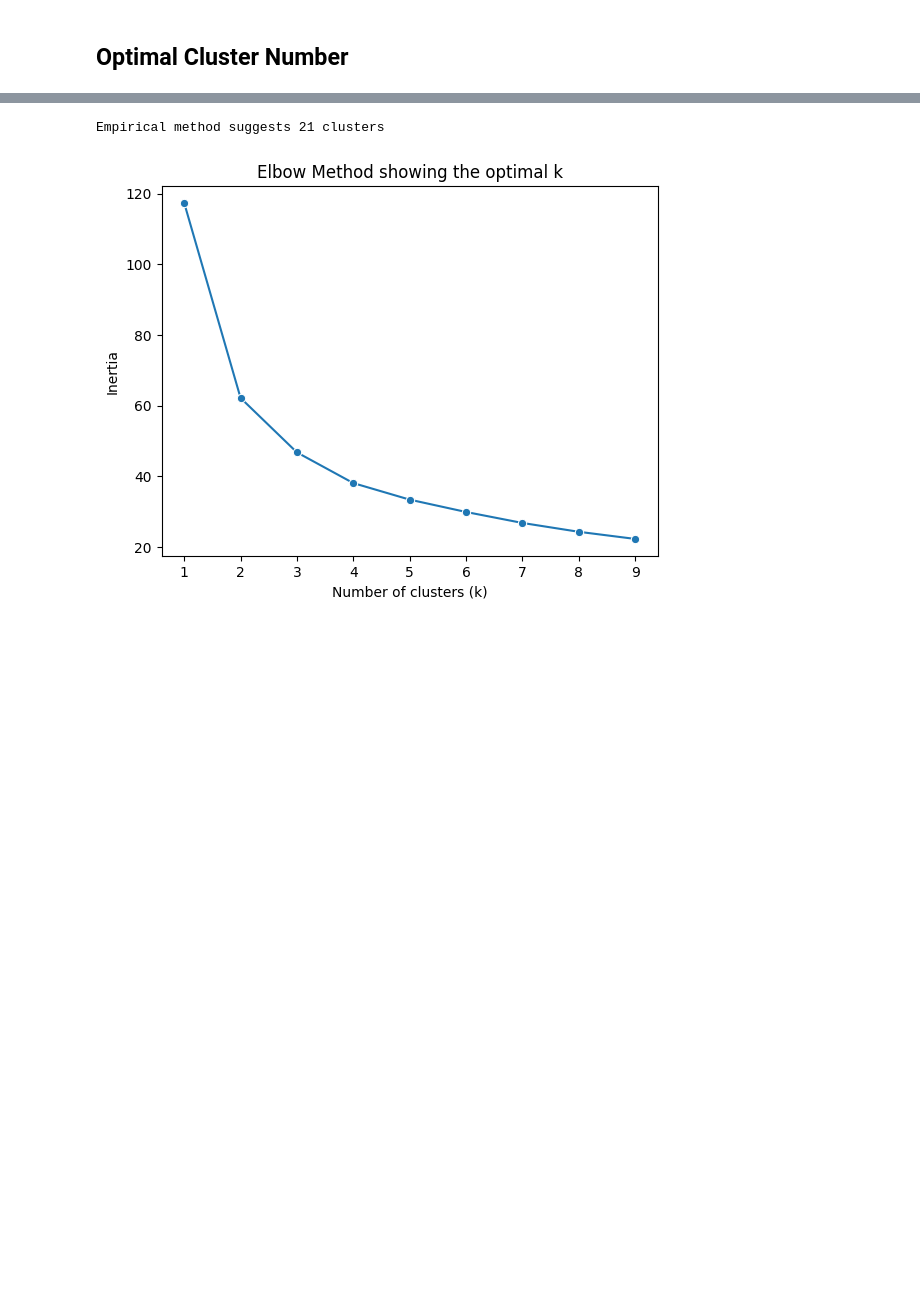
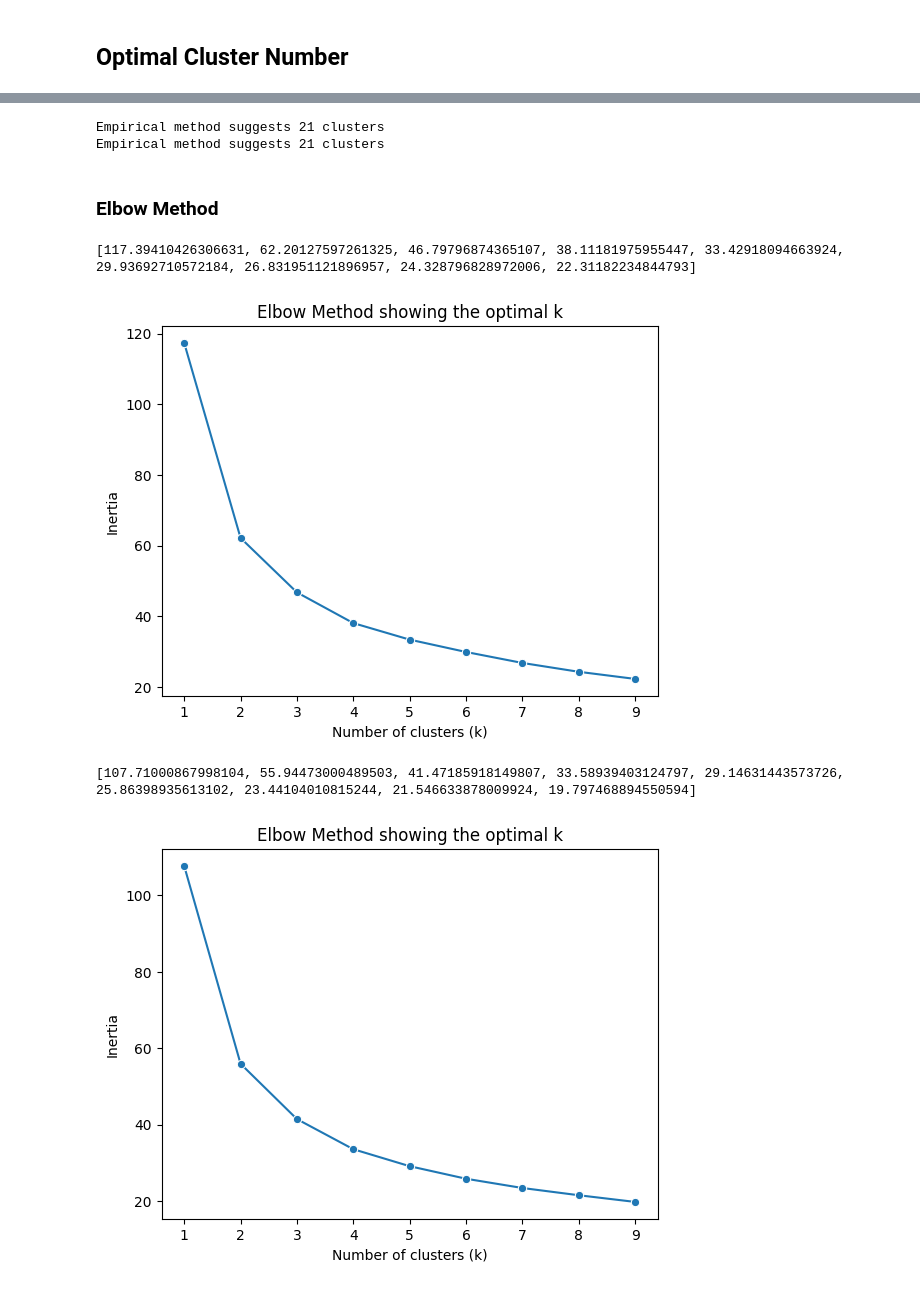
Before and after one commit to neiios/dtmm-task-3, a Jupyter notebook: main.ipynb, the cells around one changed output, grey strips where cells are left out. Drawn from its saved outputs; the diff is of its cells as text; code cells hidden in the pictures; blank space fills up the shorter version.

```diff
--- a/main.ipynb
+++ b/main.ipynb
@@ -18,7 +18,10 @@ def get_num_df(df):
 ## Normalization
 # %%
 scaler = MinMaxScaler()
-norm_df_num = pd.DataFrame(
+norm_df = pd.DataFrame(
     scaler.fit_transform(get_num_df(df)), columns=get_num_df(df).columns
 )
-norm_df_num.describe()
+norm_df.describe()
+
+# Removing ConvexArea from normalized dataset
+norm_df_reduced = norm_df.drop(columns="ConvexArea", axis=1)
@@ -35,3 +103,15 @@ norm_df_num.describe()
+# %%
+norm_df_reduced_clean: pd.DataFrame = norm_df_reduced.drop(extreme_outlier_indices)
+
+_, outlier_indices = find_outlier_indices(norm_df_reduced_clean)
+# %%
+norm_df_reduced['MildOutlier'] = 0
+
+norm_df_reduced.loc[outlier_indices, 'MildOutlier'] = 1
+
+norm_df_reduced["Class"] = df["Class"]
+
+norm_df_reduced.to_csv("./clean_dataset.csv", index=False)
 # %% [markdown]
 ## Correlation analysis
 # %%
@@ -79,30 +152,38 @@ final_df.to_csv("./cleaned_dataset.csv", index=False)
 # %%
-df_cur = norm_df2_num.copy()
+def empirical_method(df):
+    num_rows = df.shape[0]
+    k_empirical = int(sqrt(num_rows / 2))
+    print(f"Empirical method suggests {k_empirical} clusters")
 
-# Empirical Method
-num_rows = df_cur.shape[0]
-k_empirical = int(sqrt(num_rows / 2))
-print(f"Empirical method suggests {k_empirical} clusters")
+empirical_method(norm_df_reduced)
+empirical_method(norm_df_reduced_clean)
 # %% [output]
 Empirical method suggests 21 clusters
+Empirical method suggests 21 clusters
+# %% [markdown]
+### Elbow Method
 # %%
-# Elbow Method
-inertia = []
-K = range(
-    1, 10
-)
+def elbow_method(df):
+    inertia = []
+    K = range(
+        1, 10
+    )
 
-for k in K:
-    kmeans = KMeans(n_clusters=k, random_state=42, n_init=10)
-    kmeans.fit(df_cur)
-    inertia.append(kmeans.inertia_)
+    for k in K:
+        kmeans = KMeans(n_clusters=k, random_state=42, n_init=10)
+        kmeans.fit(df)
+        inertia.append(kmeans.inertia_)
+    print(inertia)
+    sns.lineplot(x=K, y=inertia, marker="o")
+    plt.title("Elbow Method showing the optimal k")
+    plt.xlabel("Number of clusters (k)")
+    plt.ylabel("Inertia")
+    plt.show()
 
-# Plotting the Elbow Curve
-# plt.figure(figsize=(16, 8))
-sns.lineplot(x=K, y=inertia, marker="o")
-plt.title("Elbow Method showing the optimal k")
-plt.xlabel("Number of clusters (k)")
-plt.ylabel("Inertia")
-plt.show()
+elbow_method(norm_df_reduced)
+elbow_method(norm_df_reduced_clean)
 # %% [output]
+[117.39410426306631, 62.20127597261325, 46.79796874365107, 38.11181975955447, 33.42918094663924, 29.93692710572184, 26.831951121896957, 24.328796828972006, 22.31182234844793]
 [figure]
+[107.71000867998104, 55.94473000489503, 41.47185918149807, 33.58939403124797, 29.14631443573726, 25.86398935613102, 23.44104010815244, 21.546633878009924, 19.797468894550594]
+[figure, added]
```
Also changed, not shown: parts of 13 cells of this notebook.
